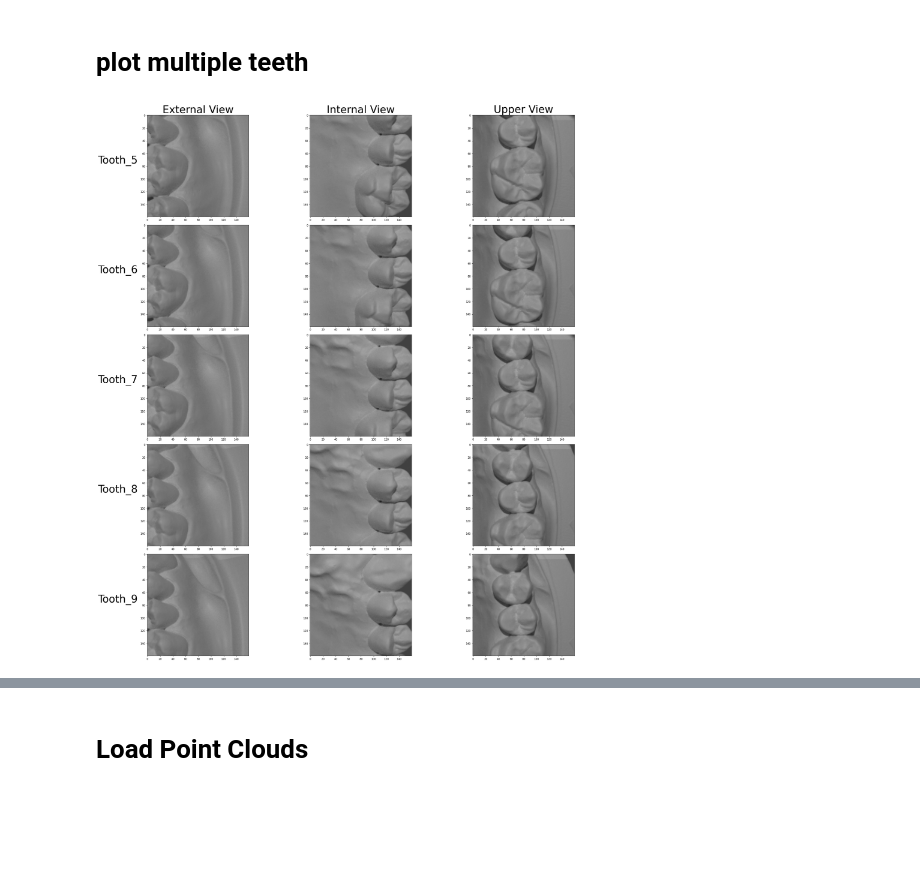
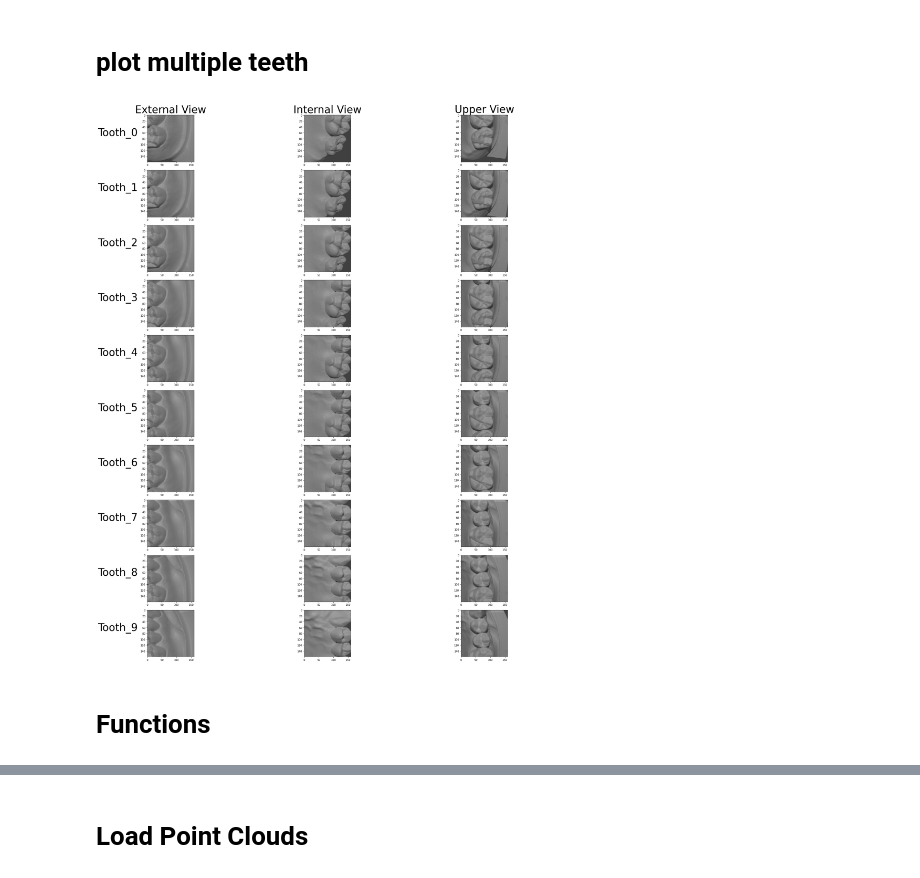
Before and after one commit to BasianLesi/02507-Project_work_Image_Analysis_and_Computer_Graphics, a Jupyter notebook: notebooks/ARITA_point_cloud_project_v2_0.ipynb, the cells around one changed output, grey strips where cells are left out. Cells and saved outputs as stored; diff of their text form; code cells hidden in the pictures; blank space fills up the shorter version.

```diff
--- a/notebooks/ARITA_point_cloud_project_v2_0.ipynb
+++ b/notebooks/ARITA_point_cloud_project_v2_0.ipynb
@@ -170,8 +185,10 @@ def display_multiple_teeth(images, T, rows = 1, cols=3, print_suptitle = False,
     fig.tight_layout()
     plt.show()
 # %%
-T = (5,10) # visualizing teeth from 5 to 9
+T = (0,10) # visualizing teeth from 5 to 9
 many_images= [external_img[T[0]:T[1]], internal_img[T[0]:T[1]], upper_img[T[0]:T[1]]]
 display_multiple_teeth(many_images,T, rows = len(external_img[T[0]:T[1]]), cols=len(many_images))
 # %% [output]
-[figure, old version]
+[figure, new version]
+# %% [markdown]
+# Functions
```
Also changed, not shown: parts of 158 cells of this notebook, 24 other files.
